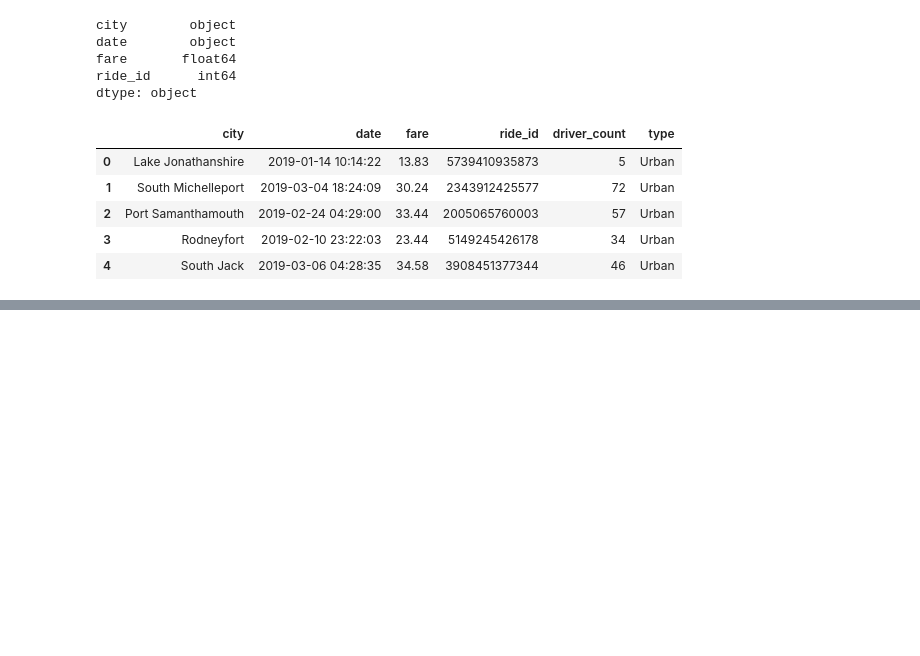
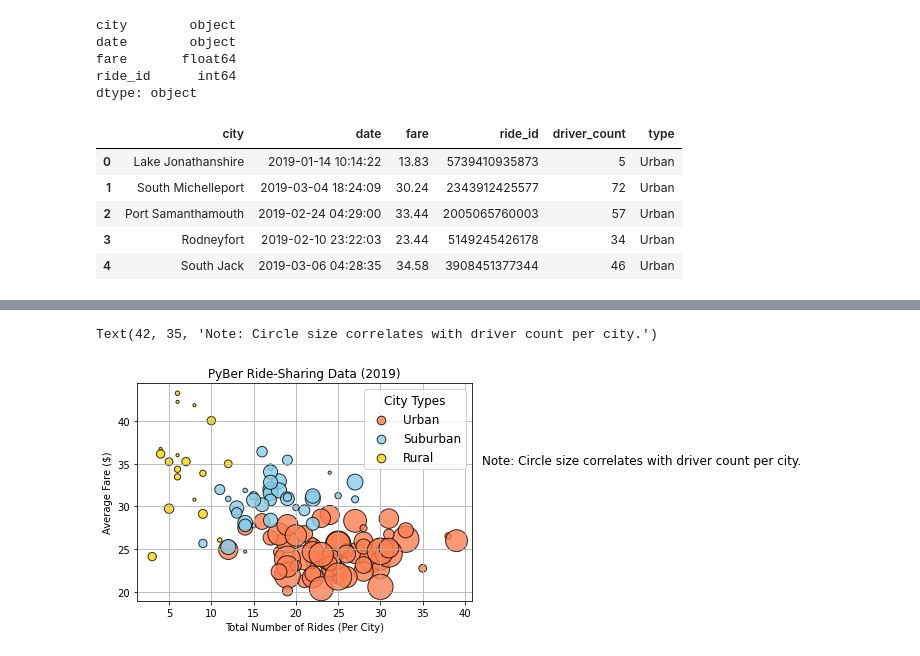
Before and after one commit to pojones/PyBer_Analysis, a Jupyter notebook: PyBer.ipynb, the cells around one changed output, grey strips where cells are left out. Drawn from its saved outputs; the diff is of its cells as text; code cells hidden in the pictures; blank space fills up the shorter version.

```diff
--- a/PyBer.ipynb
+++ b/PyBer.ipynb
@@ -122,0 +179,9 @@ pyber_data_df.head()
+# %%
+## now we want the average city fare by each type of city. This will eventually represent our y-axis
+
+urban_avg_fare = urban_cities_df.groupby(["city"]).mean()["fare"]
+suburban_avg_fare = suburban_cities_df.groupby(["city"]).mean()["fare"]
+rural_avg_fare = rural_cities_df.groupby(["city"]).mean()["fare"]
+# creates three series that average the city fare data, grouped by city and categorized by city type
+
+urban_avg_fare.head(), suburban_avg_fare.head(), rural_avg_fare.head()
@@ -122,0 +206,10 @@ pyber_data_df.head()
+# %%
+## with the info we already have, we can create a simple scatterplot. If we gather some data about the number of drivers
+## per city, we can see how rides and fare data are affected by the number of drivers in an area
+
+urban_driver_count = urban_cities_df.groupby(["city"]).mean()["driver_count"]
+suburban_driver_count = suburban_cities_df.groupby(["city"]).mean()["driver_count"]
+rural_driver_count = rural_cities_df.groupby(["city"]).mean()["driver_count"]
+# creates three series that average the driver counts by city, grouped by city an categorized by city type
+
+urban_driver_count.head(), suburban_driver_count.head(), rural_driver_count.head()
@@ -122,0 +234,58 @@ pyber_data_df.head()
+# %%
+## now that we've gathered all the necessary variables for our graphs, let's create them. If we need to visualize each
+## scatterplot separately, we can use separate cells and do them one at a time. In the same cell, however, they will stack
+
+# build the scatterplot for urban cities
+plt.scatter(urban_ride_count,
+      urban_avg_fare,
+      s=10*urban_driver_count, c="coral",
+      edgecolor="black", linewidths=1,
+      alpha=0.8, label="Urban")
+plt.title("PyBer Ride-Sharing Data (2019)")
+plt.ylabel("Average Fare ($)")
+plt.xlabel("Total Number of Rides (Per City)")
+plt.grid(True)
+# Add the legend.
+plt.legend()
+
+# build the scatterplot for suburban cities
+plt.scatter(suburban_ride_count,
+      suburban_avg_fare,
+      s=10*suburban_driver_count, c="skyblue",
+      edgecolor="black", linewidths=1,
+      alpha=0.8, label="Suburban")
+plt.title("PyBer Ride-Sharing Data (2019)")
+plt.ylabel("Average Fare ($)")
+plt.xlabel("Total Number of Rides (Per City)")
+plt.grid(True)
+# Add the legend.
+plt.legend()
+
+# build the scatterplot for rural cities
+plt.scatter(rural_ride_count,
+      rural_avg_fare,
+      s=10*rural_driver_count, c="gold",
+      edgecolor="black", linewidths=1,
+      alpha=0.8, label="Rural")
+plt.title("PyBer Ride-Sharing Data (2019)")
+plt.ylabel("Average Fare ($)")
+plt.xlabel("Total Number of Rides (Per City)")
+plt.grid(True)
+# Add the legend.
+plt.legend()
+
+## notice there's an issue with the markers in our legend, though. This is because the marker in legend is sized according
+## to the average marker size for that city type. We can format this by adding a constructor
+
+lgnd = plt.legend(fontsize="12", mode="Expanded",
+         scatterpoints=1, loc="best", title="City Types")
+lgnd.legendHandles[0]._sizes = [75]
+lgnd.legendHandles[1]._sizes = [75]
+lgnd.legendHandles[2]._sizes = [75]
+lgnd.get_title().set_fontsize(12)
+
+# Incorporate a text label about circle size.
+plt.text(42, 35, "Note: Circle size correlates with driver count per city.", fontsize="12")
+# %% [output]
+Text(42, 35, 'Note: Circle size correlates with driver count per city.')
+[figure, added]
```
Also changed, not shown: parts of 5 cells of this notebook, 1 other file.
